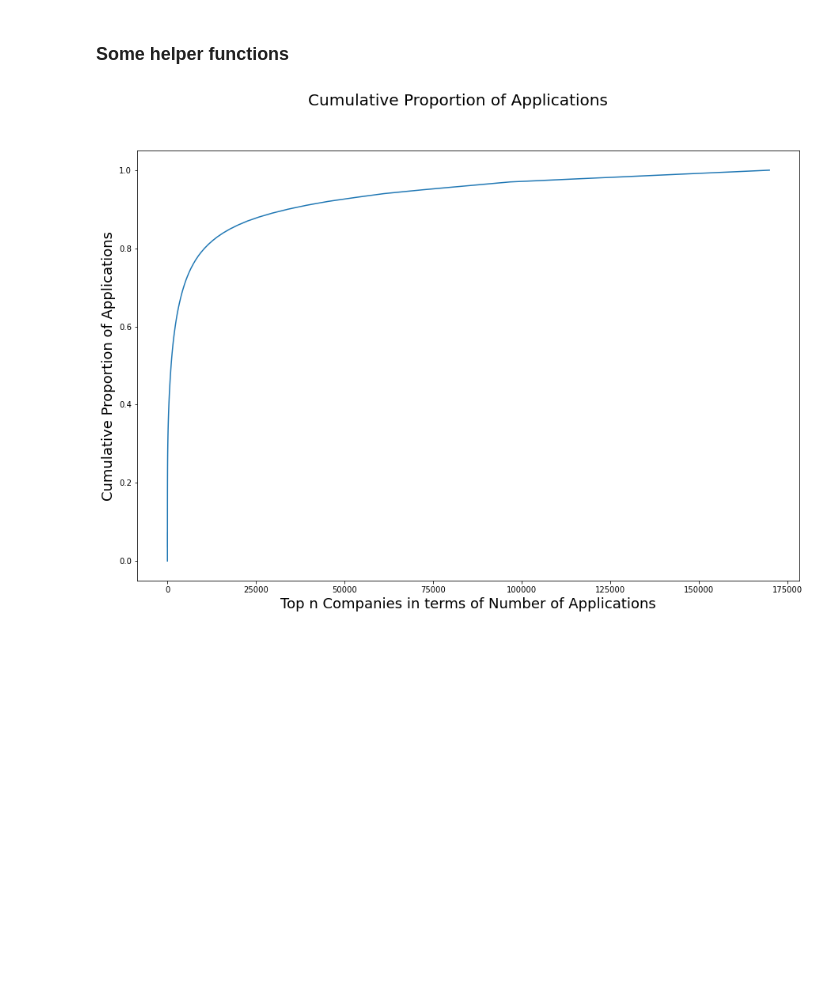
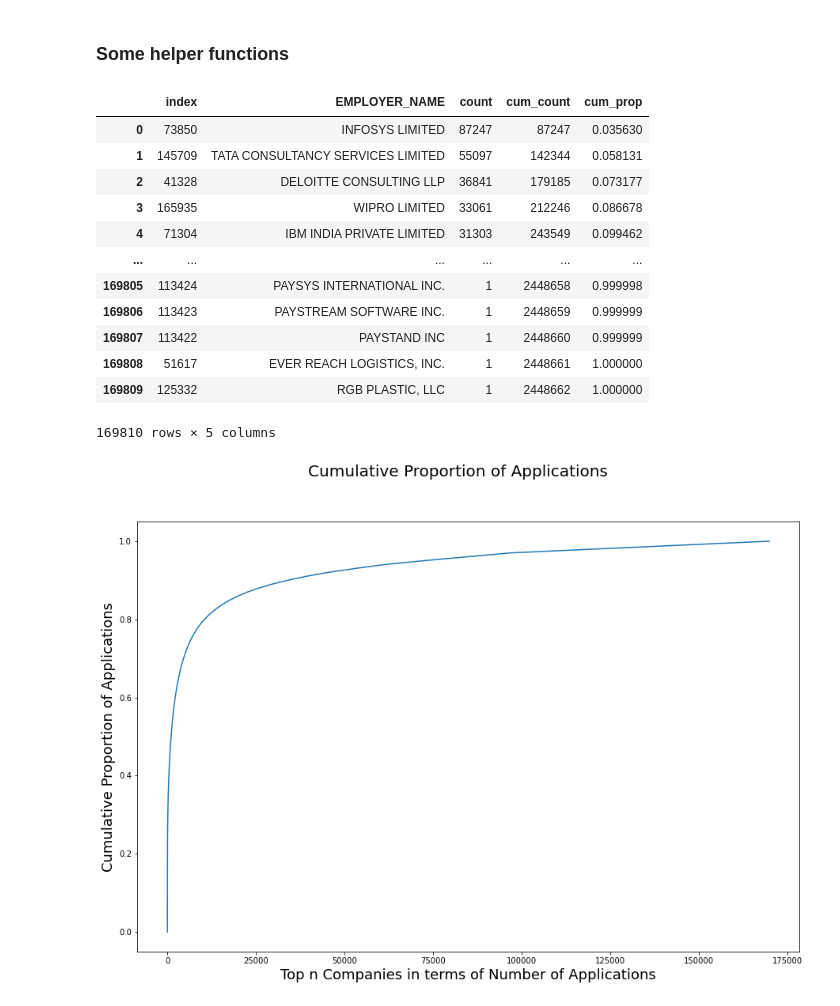
Before and after one commit to benyuan98/PredictH1BVisa, a Jupyter notebook: EDA.ipynb, the cells around one changed output. Cells and saved outputs as stored; diff of their text form; code cells hidden in the pictures; blank space fills up the shorter version.

```diff
--- a/EDA.ipynb
+++ b/EDA.ipynb
@@ -52,6 +52,22 @@ emp_num = emp_num.sort_values(by='count', ascending=False)
 emp_num['cum_count'] = emp_num['count'].cumsum()
 emp_num['cum_prop'] = emp_num['cum_count']/np.sum(emp_num['count'])
 emp_num = emp_num.reset_index()
+# %%
+emp_num
+# %% [output]
+|  | index | EMPLOYER_NAME | count | cum_count | cum_prop |
+| 0 | 73850 | INFOSYS LIMITED | 87247 | 87247 | 0.035630 |
+| 1 | 145709 | TATA CONSULTANCY SERVICES LIMITED | 55097 | 142344 | 0.058131 |
+| 2 | 41328 | DELOITTE CONSULTING LLP | 36841 | 179185 | 0.073177 |
+| 3 | 165935 | WIPRO LIMITED | 33061 | 212246 | 0.086678 |
+| 4 | 71304 | IBM INDIA PRIVATE LIMITED | 31303 | 243549 | 0.099462 |
+| ... | ... | ... | ... | ... | ... |
+| 169805 | 113424 | PAYSYS INTERNATIONAL INC. | 1 | 2448658 | 0.999998 |
+| 169806 | 113423 | PAYSTREAM SOFTWARE INC. | 1 | 2448659 | 0.999999 |
+| 169807 | 113422 | PAYSTAND INC | 1 | 2448660 | 0.999999 |
+| 169808 | 51617 | EVER REACH LOGISTICS, INC. | 1 | 2448661 | 1.000000 |
+| 169809 | 125332 | RGB PLASTIC, LLC | 1 | 2448662 | 1.000000 |
+169810 rows × 5 columns
 # %%
 t = find_proportion(emp_num, 'cum_prop', 0.01)
 y = [0] + emp_num.iloc[t,4].tolist()
```
Also changed, not shown: 12 other files.
